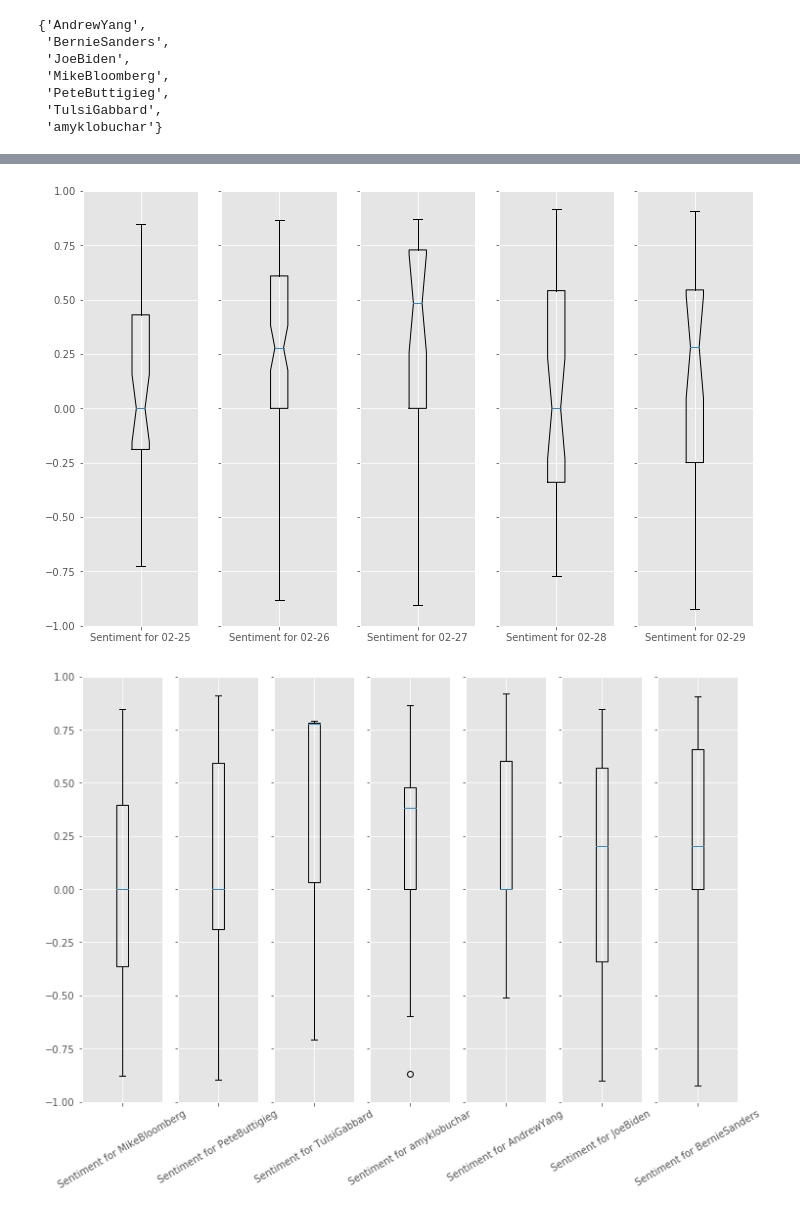
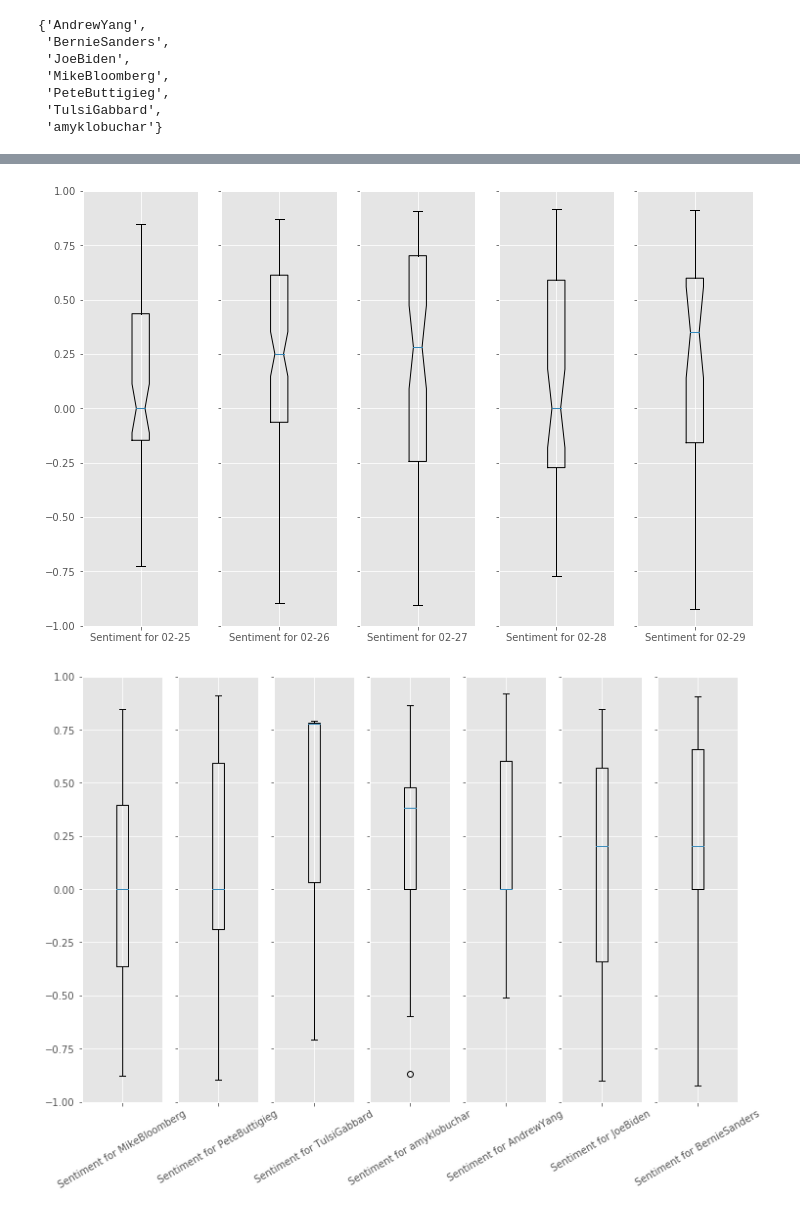
Before and after one commit to danjizquierdo/Sentimental, a Jupyter notebook: NLP_EDA.ipynb, the cells around one changed output, grey strips where cells are left out. Saved outputs shown, nothing was run; the diff lists cells and outputs as text; code cells hidden in the pictures.

```diff
--- a/NLP_EDA.ipynb
+++ b/NLP_EDA.ipynb
@@ -101,14 +121,14 @@ set(data.name.values)
 # %%
-days = set(data['2020-02-25':'2020-02-29'].day.values)
+days = set(data['2020-02-25':'2020-03-03'].day.values)
 fig, ax = plt.subplots(1,len(days), figsize=(12,8), sharey=True)
 for count, day in enumerate(days):
-    subset = data['2020-02-25':'2020-02-29'].query(f'day =={day}')
+    subset = data['2020-02-25':'2020-03-03'].query(f'day =={day}')
     ax[count].boxplot(subset.sentiment, notch=True, labels=[f'Sentiment for 02-{day}'])
     axes = plt.gca()
     axes.set_ylim([-1,1])
 #     axes.set_yticklabels(map(lambda x: x/10, list(range(-10,10))))
 # %% [output]
-[figure, old version]
+[figure, new version]
 # %%
 candidates = set(data['2020-02-25':'2020-02-29'].name.values)
 fig, ax = plt.subplots(1,len(candidates), figsize=(12,8), sharey=True)
```
Also changed, not shown: parts of 28 cells of this notebook.
